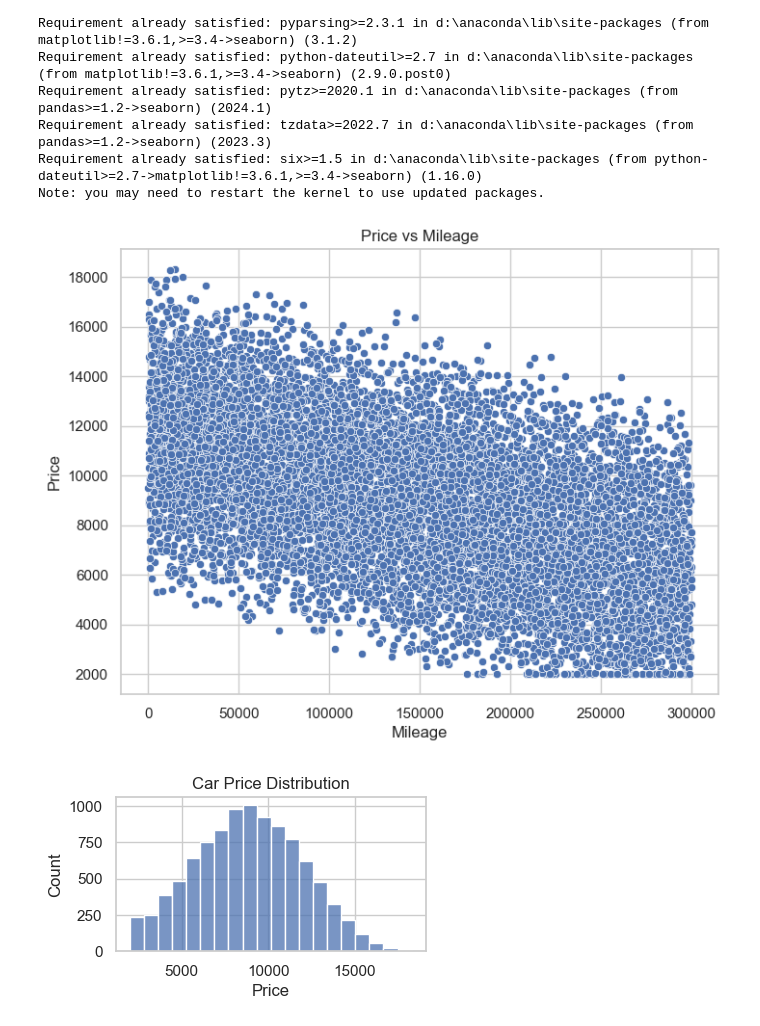
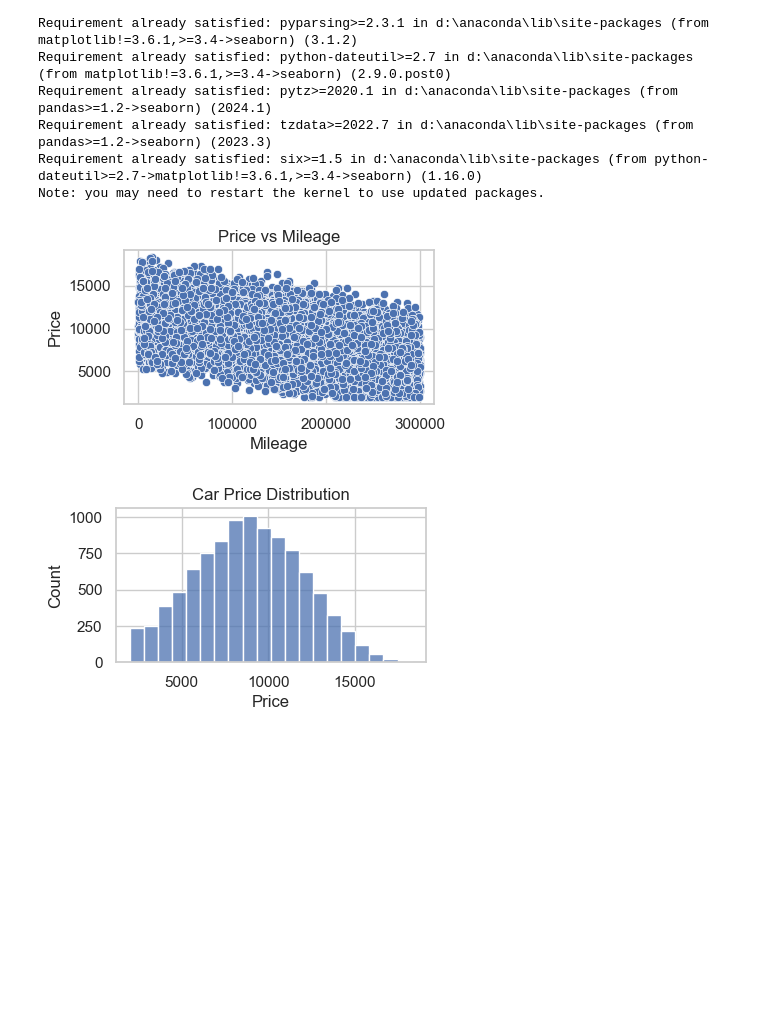
Before and after one commit to vinuvarsithR/C-language, a Jupyter notebook: icv.py/da.ipynb, the cells around one changed output. Cells and saved outputs as stored; diff of their text form; code cells hidden in the pictures; blank space fills up the shorter version.

```diff
--- a/icv.py/da.ipynb
+++ b/icv.py/da.ipynb
@@ -47,14 +47,14 @@ Requirement already satisfied: six>=1.5 in d:\anaconda\lib\site-packages (from p
 Note: you may need to restart the kernel to use updated packages.
 # %%
 import seaborn as sns
-plt.figure(figsize=(8, 6))
+plt.figure(figsize=(4, 2))
 sns.scatterplot(x=a['Mileage'], y=a['Price'])
 plt.xlabel('Mileage')
 plt.ylabel('Price')
 plt.title('Price vs Mileage')
 plt.show()
 # %% [output]
-[figure, old version]
+[figure, new version]
 # %%
 plt.figure(figsize=(4, 2))
 sns.histplot(a['Price'], bins=20, kde=False)
```
Also changed, not shown: parts of 3 cells of this notebook, 3 other files.
